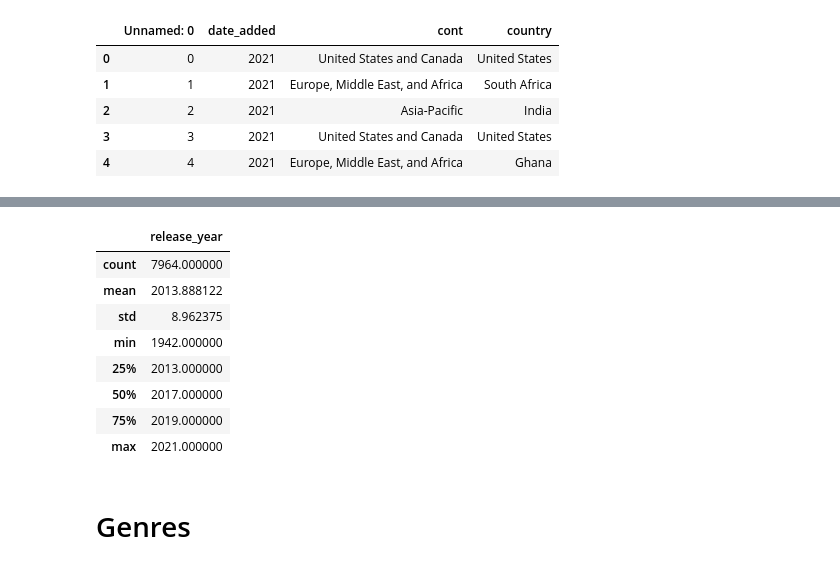
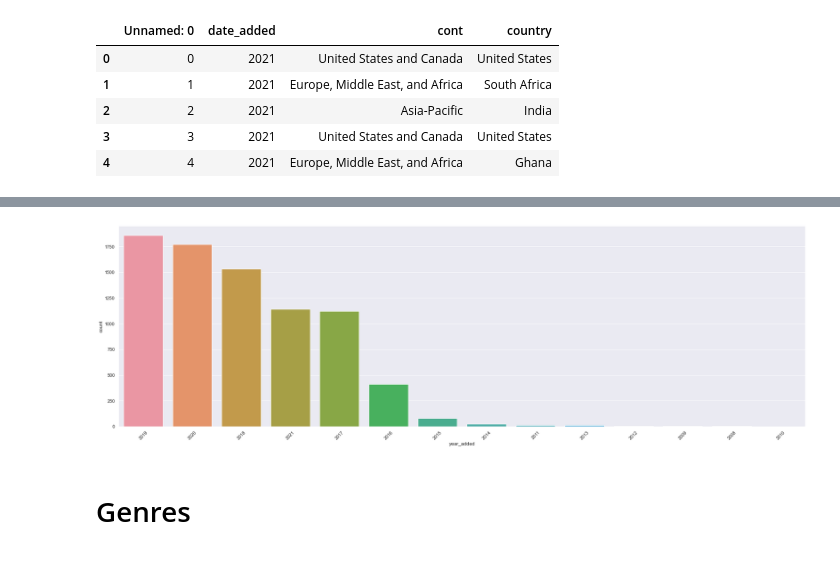
Before and after one commit to kim-seo-hyun/datathon, a Jupyter notebook: main_df_basic.ipynb, the cells around one changed output, grey strips where cells are left out. Drawn from its saved outputs; the diff is of its cells as text; code cells hidden in the pictures.

```diff
--- a/EDA,visualization/main_df_basic.ipynb
+++ b/main_df_basic.ipynb
@@ -593,15 +591,3 @@ fig.update_traces(textposition='inside', textinfo='percent+label')
 fig.show()
 # %% [output]
 [interactive output not drawn]
-# %%
-main_df.describe()
-# %% [output]
-|  | release_year |
-| count | 7964.000000 |
-| mean | 2013.888122 |
-| std | 8.962375 |
-| min | 1942.000000 |
-| 25% | 2013.000000 |
-| 50% | 2017.000000 |
-| 75% | 2019.000000 |
-| max | 2021.000000 |
@@ -614,3 +594,13 @@ main_df.describe()
+# %%
+# 전체 작품의 발표 년도
+
+sns.set()
+plt.figure(figsize=(30,9))
+sns.countplot(x="year_added",data= main_df,order = main_df['year_added'].value_counts().index[0:40])
+plt.xticks(rotation=45)
+plt.show()
+# %% [output]
+[figure, added]
 # %% [markdown]
 # Genres
 # %%
```
Also changed, not shown: parts of 17 cells of this notebook.
